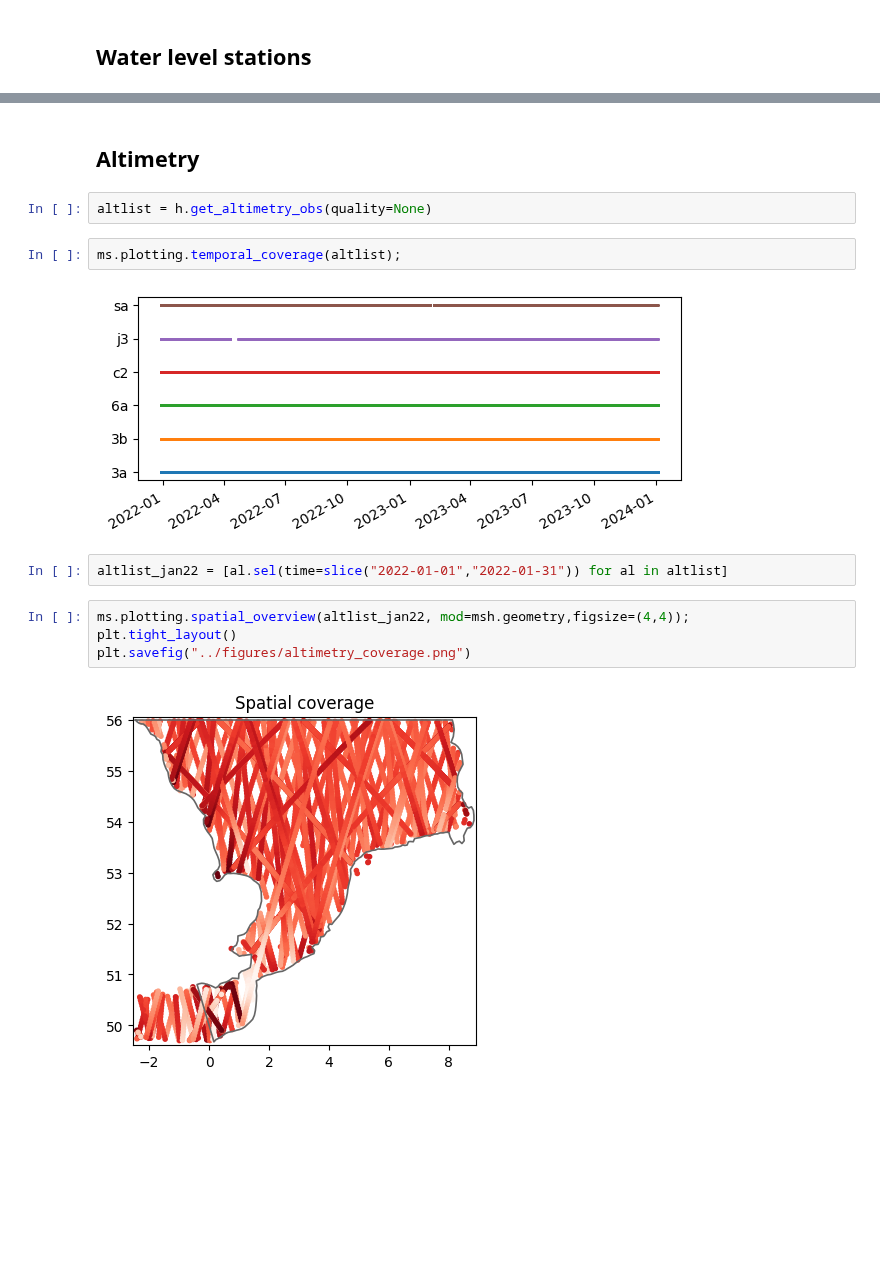
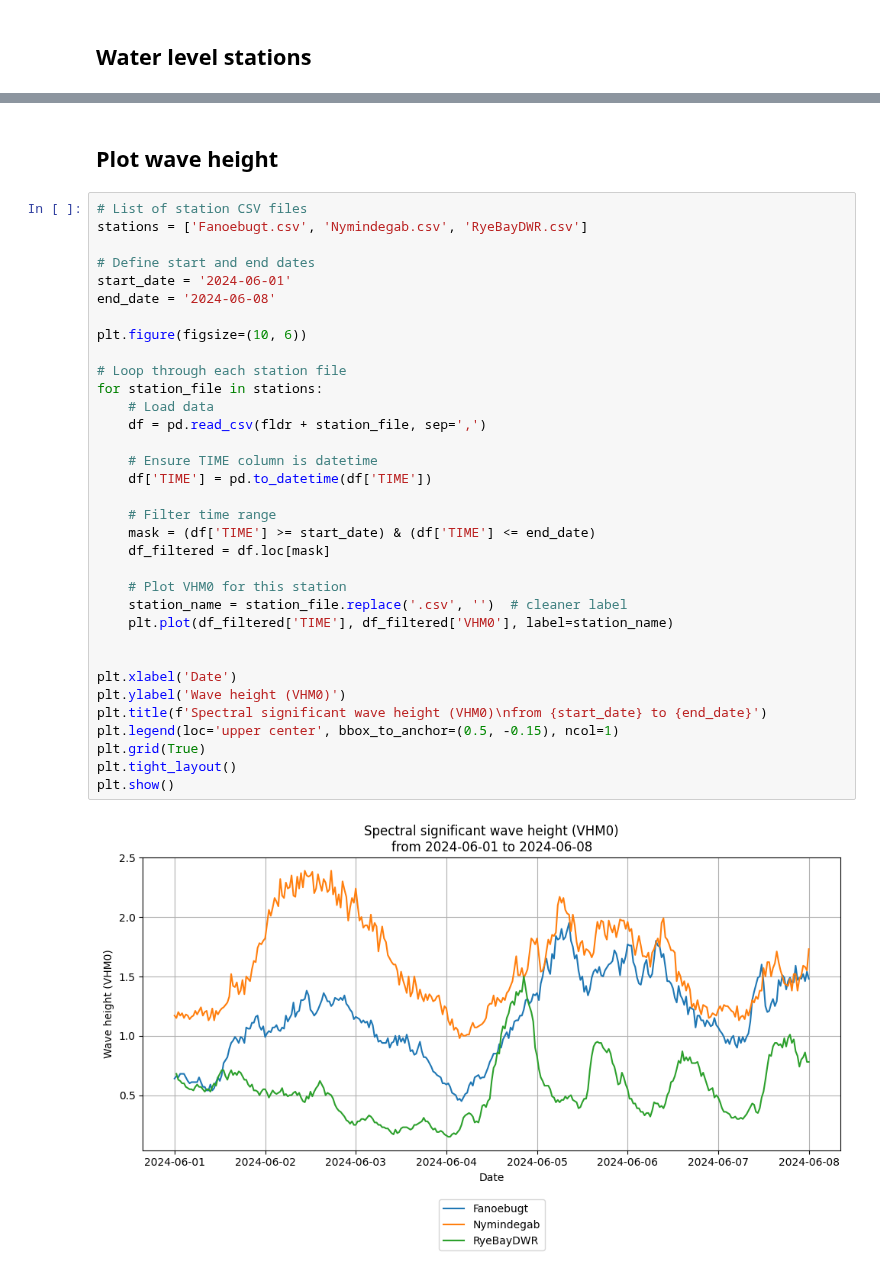
Before and after one commit to DHI/WaterBench-MIKE21SW-SouthernNorthSea, a Jupyter notebook: code/explore_observation_data.ipynb, the cells around one changed output, grey strips where cells are left out. Drawn from its saved outputs; the diff is of its cells as text; blank space fills up the shorter version.

```diff
--- a/code/explore_observation_data.ipynb
+++ b/code/explore_observation_data.ipynb
@@ -77,16 +63,38 @@ plt.savefig("../figures/stations_currents.png")
-# %% [markdown]
-## Altimetry
-# %%
-altlist = h.get_altimetry_obs(quality=None)
-# %%
-ms.plotting.temporal_coverage(altlist);
-# %% [output]
-[figure, removed]
-# %%
-altlist_jan22 = [al.sel(time=slice("2022-01-01","2022-01-31")) for al in altlist]
-# %%
-ms.plotting.spatial_overview(altlist_jan22, mod=msh.geometry,figsize=(4,4));
-plt.tight_layout()
-plt.savefig("../figures/altimetry_coverage.png")
-# %% [output]
-[figure, removed]
+# %% [markdown]
+## Plot wave height
+# %%
+# List of station CSV files
+stations = ['Fanoebugt.csv', 'Nymindegab.csv', 'RyeBayDWR.csv']
+
+# Define start and end dates
+start_date = '2024-06-01'
+end_date = '2024-06-08'
+
+plt.figure(figsize=(10, 6))
+
+# Loop through each station file
+for station_file in stations:
+    # Load data
+    df = pd.read_csv(fldr + station_file, sep=',')
+
+    # Ensure TIME column is datetime
+    df['TIME'] = pd.to_datetime(df['TIME'])
+
+    # Filter time range
+    mask = (df['TIME'] >= start_date) & (df['TIME'] <= end_date)
+    df_filtered = df.loc[mask]
+
+    # Plot VHM0 for this station
+    station_name = station_file.replace('.csv', '')  # cleaner label
+    plt.plot(df_filtered['TIME'], df_filtered['VHM0'], label=station_name)
+
+
+plt.xlabel('Date')
+plt.ylabel('Wave height (VHM0)')
+plt.title(f'Spectral significant wave height (VHM0)\nfrom {start_date} to {end_date}')
+plt.legend(loc='upper center', bbox_to_anchor=(0.5, -0.15), ncol=1)
+plt.grid(True)
+plt.tight_layout()
+plt.show()
+# %% [output]
+[figure, added]
```
Also changed, not shown: parts of 15 cells of this notebook, 10 other files.
